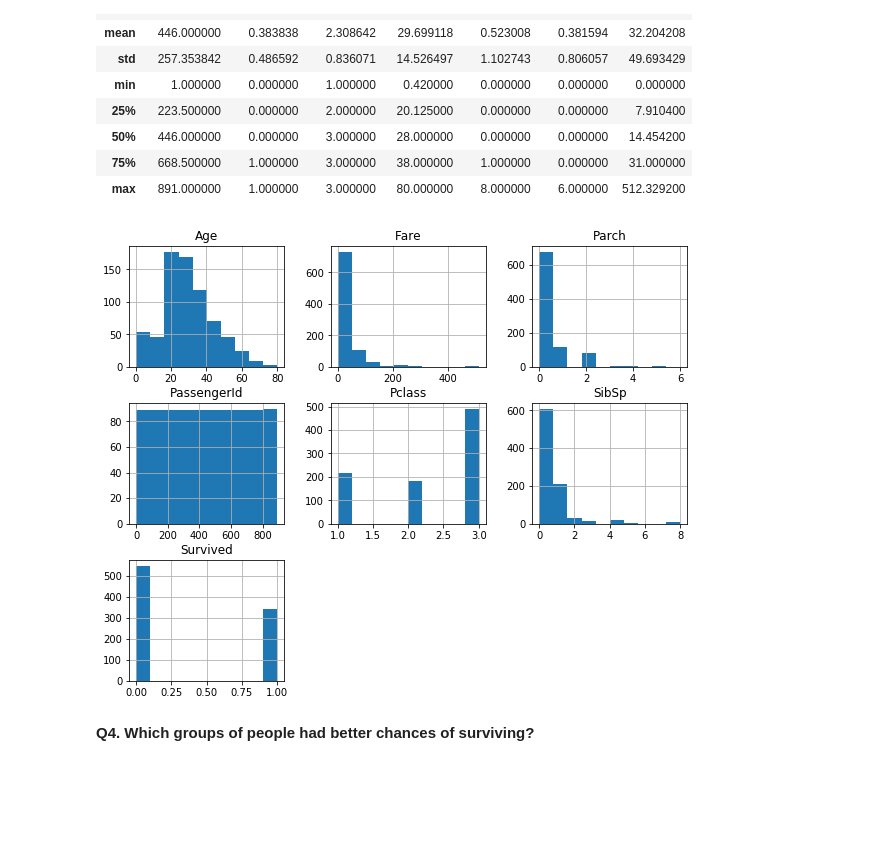
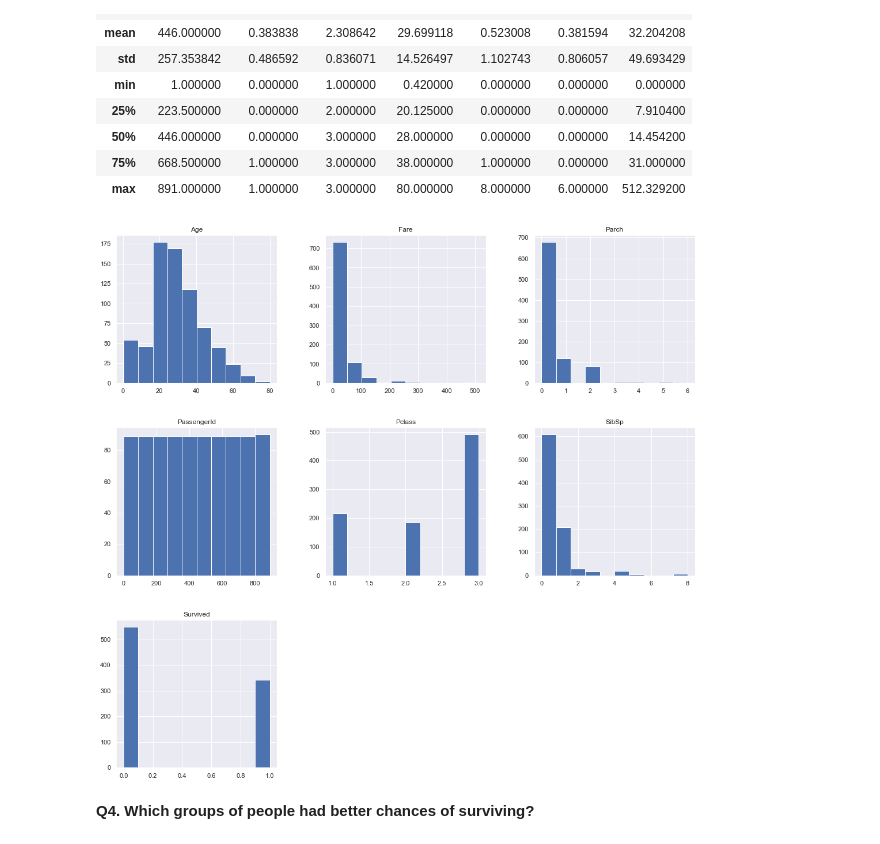
Before and after one commit to rafaelnduarte/Titanic_Kaggle, a Jupyter notebook: data_science-master/Titanic - Logistic Regression - Decision Tree.ipynb, the cells around one changed output. Drawn from its saved outputs; the diff is of its cells as text; code cells hidden in the pictures; blank space fills up the shorter version.

Commit message:
Improved graphs

```diff
--- a/data_science-master/Titanic - Logistic Regression - Decision Tree.ipynb
+++ b/data_science-master/Titanic - Logistic Regression - Decision Tree.ipynb
@@ -203,9 +203,10 @@ train.describe()
 | max | 891.000000 | 1.000000 | 3.000000 | 80.000000 | 8.000000 | 6.000000 | 512.329200 |
 # %%
 # Checking histograms of the numerical variables
-train.hist(figsize=(10,8));
+train.hist(figsize=(18,17));
+sns.set()
 # %% [output]
-[figure, old version]
+[figure, new version]
 # %% [markdown]
 **Q4. Which groups of people had better chances of surviving?**
 # %%
```
Also changed, not shown: parts of 6 cells of this notebook.
